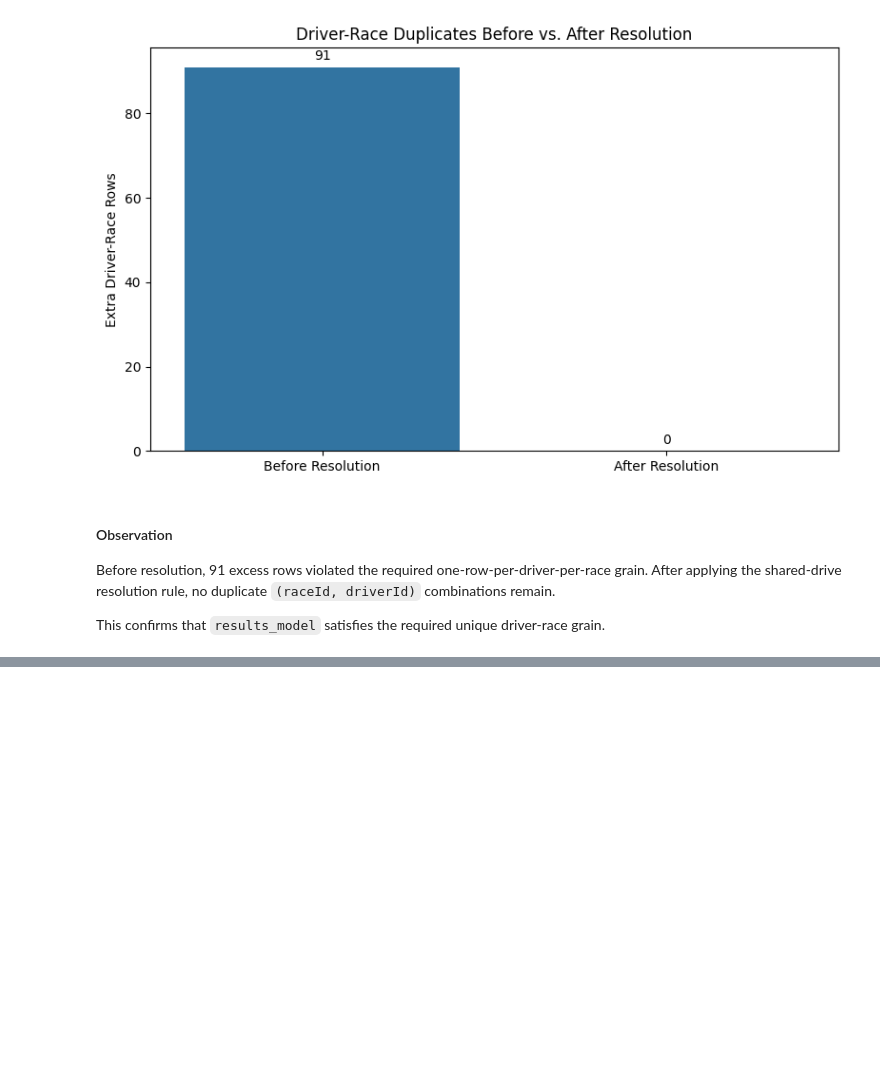
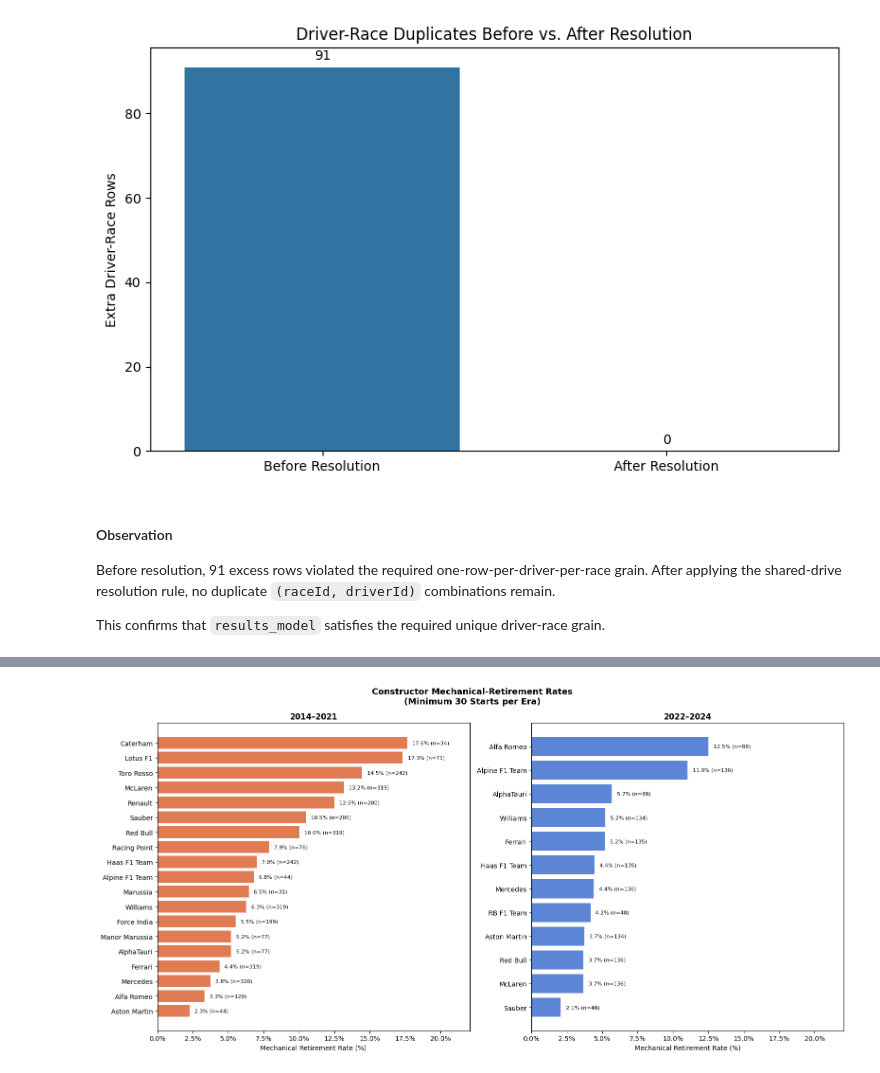
Before and after one commit to alaa2213/ACL2, a Jupyter notebook: acl-project-m1.ipynb, the cells around one changed output, grey strips where cells are left out. Cells and saved outputs as stored; diff of their text form; code cells hidden in the pictures; blank space fills up the shorter version.

```diff
--- a/acl-project-m1.ipynb
+++ b/acl-project-m1.ipynb
@@ -1888,0 +3197,82 @@ This confirms that `results_model` satisfies the required unique driver-race gra
+# %%
+# ── Top constructors per era ─────────────────────────────────────────────────
+
+top_a = mech_a_filt.sort_values("mech_rate", ascending=False)
+top_b = mech_b_filt.sort_values("mech_rate", ascending=False)
+
+# Same x-axis scale for fair comparison
+max_rate = max(
+    mech_a_filt["mech_rate"].max(),
+    mech_b_filt["mech_rate"].max()
+) * 100
+
+fig, axes = plt.subplots(1, 2, figsize=(16, 8))
+
+for ax, df, title, color in zip(
+    axes,
+    [top_a, top_b],
+    ["2014–2021", "2022–2024"],
+    ["#E07B54", "#5C85D6"]
+):
+    df_plot = df.sort_values("mech_rate")
+
+    bars = ax.barh(
+        df_plot["constructor_name"],
+        df_plot["mech_rate"] * 100,
+        color=color
+    )
+
+    ax.set_title(title, fontsize=12, fontweight="bold")
+    ax.set_xlabel("Mechanical Retirement Rate (%)")
+    ax.set_xlim(0, max_rate * 1.25)
+    ax.xaxis.set_major_formatter(mtick.PercentFormatter())
+
+    for bar, (_, row) in zip(bars, df_plot.iterrows()):
+        ax.text(
+            bar.get_width() + max_rate * 0.02,
+            bar.get_y() + bar.get_height() / 2,
+            f"{row['mech_rate']:.1%} (n={int(row['starts'])})",
+            va="center",
+            fontsize=8
+        )
+
+fig.suptitle(
+    "Constructor Mechanical-Retirement Rates\n"
+    "(Minimum 30 Starts per Era)",
+    fontsize=13,
+    fontweight="bold"
+)
+
+plt.tight_layout()
+plt.show()
+
+
+# ── Compare constructors present in both eras ───────────────────────────────
+
+both = mech_a_filt.merge(
+    mech_b_filt[["constructor_name", "mech_rate", "starts"]],
+    on="constructor_name",
+    suffixes=("_2014_21", "_2022_24"),
+    validate="one_to_one"
+)
+
+both["delta"] = (
+    both["mech_rate_2022_24"]
+    - both["mech_rate_2014_21"]
+)
+
+both = both.sort_values("delta")
+
+print("\nConstructors competing in BOTH eras:")
+display(
+    both[
+        [
+            "constructor_name",
+            "mech_rate_2014_21",
+            "mech_rate_2022_24",
+            "delta"
+        ]
+    ]
+)
+# %% [output]
+[figure, added]
```
Also changed, not shown: parts of 112 cells of this notebook.
